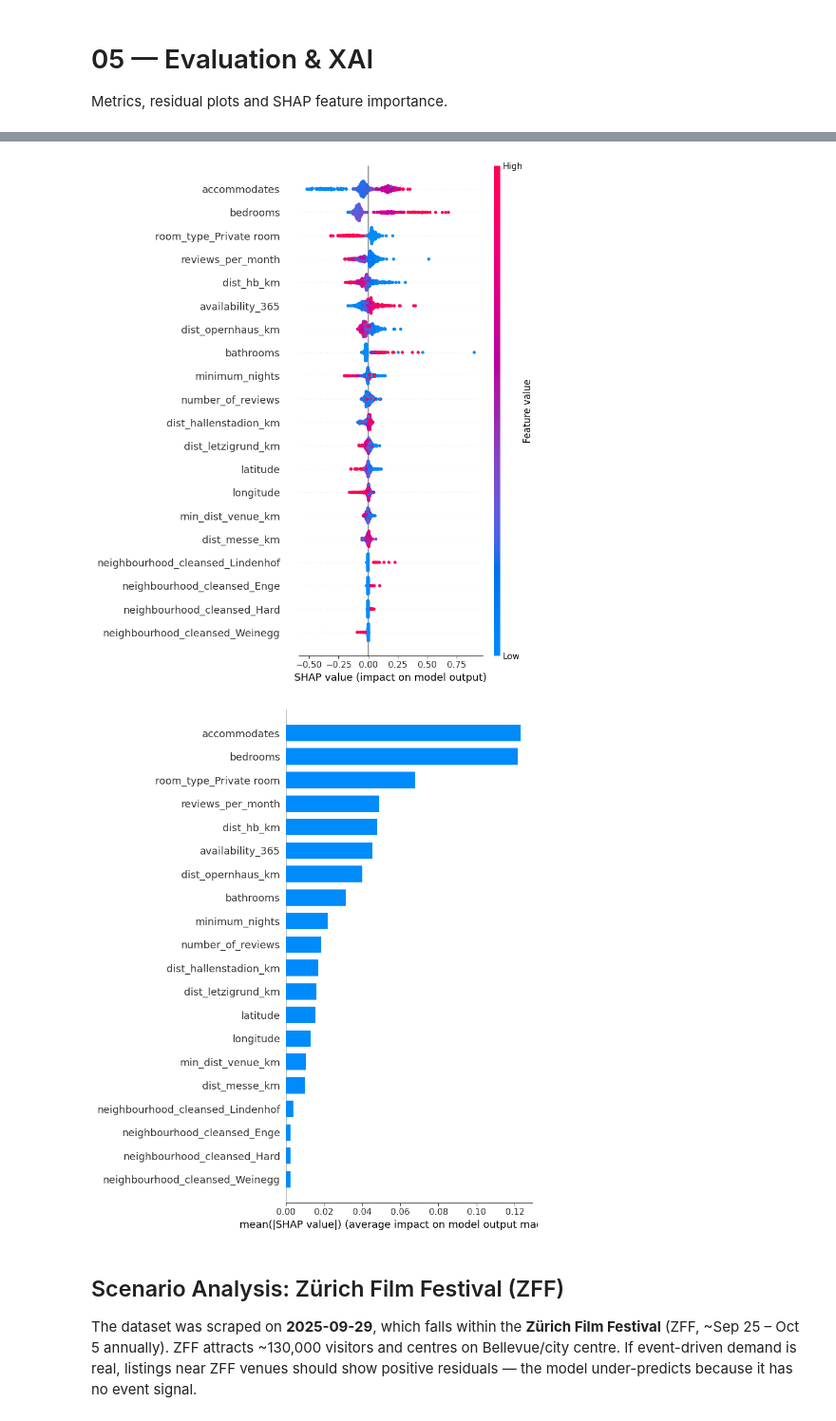
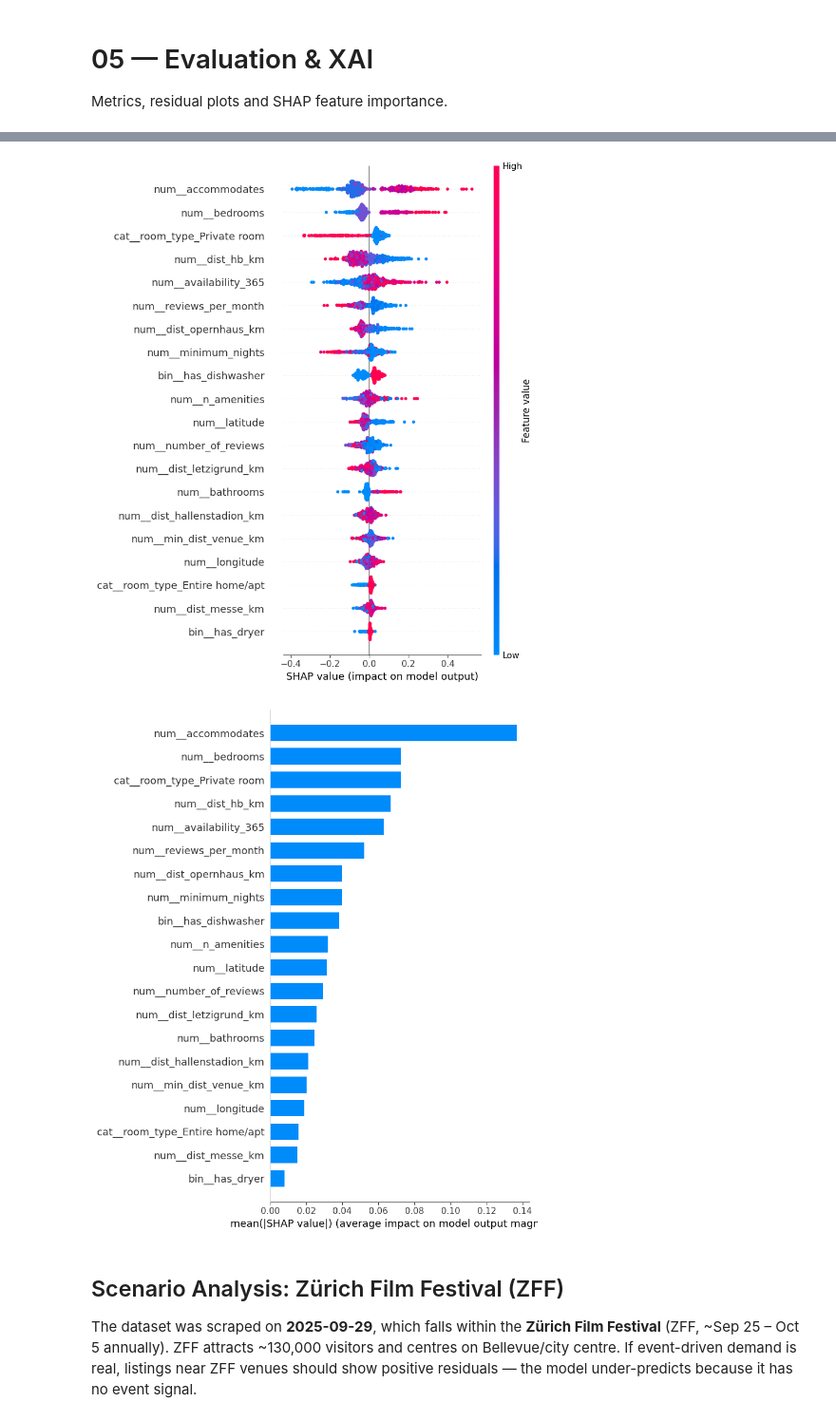
Before and after one commit to albanesi/ml-apartment-rents, a Jupyter notebook: notebooks/05_evaluation_xai.ipynb, the cells around one changed output, grey strips where cells are left out. Shown at 95% size. Saved outputs shown, nothing was run; the diff lists cells and outputs as text; code cells hidden in the pictures.

```diff
--- a/notebooks/05_evaluation_xai.ipynb
+++ b/notebooks/05_evaluation_xai.ipynb
@@ -7,13 +7,18 @@ import numpy as np
 import matplotlib.pyplot as plt
 import shap
 import joblib
-from sklearn.metrics import mean_absolute_error, mean_squared_error, root_mean_squared_error, r2_score
+from sklearn.metrics import mean_absolute_error, mean_squared_error, r2_score
 
-X_test   = pd.read_csv('../data/processed/X_test.csv')
+X_train  = pd.read_csv('../data/processed/X_train.csv')   # background for SHAP
+X_test   = pd.read_csv('../data/processed/X_test.csv')    # raw features
 y_test   = pd.read_csv('../data/processed/y_test.csv').squeeze()   # log-scale
-model    = joblib.load('../models/rent_pipeline.pkl')
-pred_log = model.predict(X_test)
+
+pipe       = joblib.load('../models/rent_pipeline.pkl')   # full Pipeline (preprocess + model)
+final_model = pipe.named_steps['model']
+preproc     = pipe.named_steps['pre']
+
+pred_log = pipe.predict(X_test)
 pred     = np.expm1(pred_log)   # back to CHF
 y_orig   = np.expm1(y_test)
-print('Model loaded.')
+print(f'Pipeline loaded. Final estimator: {type(final_model).__name__}')
 # %% [output]
@@ -55,21 +60,38 @@ plt.show()
 # %%
-# SHAP
-explainer   = shap.TreeExplainer(model)
-shap_values = explainer.shap_values(X_test)
+# SHAP — run the explainer on the final estimator using the *transformed* feature space.
+# Feature names are recovered from the ColumnTransformer so SHAP plots are readable
+# (e.g. "cat__neighbourhood_cleansed_Sihlfeld" instead of "x12").
+# check_additivity=False: TreeExplainer's strict additivity assertion is known to
+# misfire on HistGradientBoostingRegressor (its bias handling differs from sklearn's
+# other tree ensembles). The SHAP values themselves are still correct.
+feature_names = preproc.get_feature_names_out()
 
-shap.summary_plot(shap_values, X_test, show=False)
+background_raw = X_train.sample(min(100, len(X_train)), random_state=42)
+background = pd.DataFrame(
+    preproc.transform(background_raw),
+    columns=feature_names,
+)
+X_test_tx = pd.DataFrame(
+    preproc.transform(X_test),
+    columns=feature_names,
+)
+
+explainer   = shap.Explainer(final_model, background)
+shap_values = explainer(X_test_tx, check_additivity=False)
+
+shap.summary_plot(shap_values, X_test_tx, show=False)
 plt.tight_layout()
 plt.savefig('../reports/figures/shap_summary.png', dpi=150, bbox_inches='tight')
 plt.show()
 # %% [output]
-[figure, old version]
+[figure, new version]
 # %%
-shap.summary_plot(shap_values, X_test, plot_type='bar', show=False)
+shap.summary_plot(shap_values, X_test_tx, plot_type='bar', show=False)
 plt.tight_layout()
 plt.savefig('../reports/figures/shap_bar.png', dpi=150, bbox_inches='tight')
 plt.show()
 # %% [output]
-[figure, old version]
+[figure, new version]
 # %% [markdown]
 ## Scenario Analysis: Zürich Film Festival (ZFF)
 
```
Also changed, not shown: parts of 6 cells of this notebook, 20 other files.
